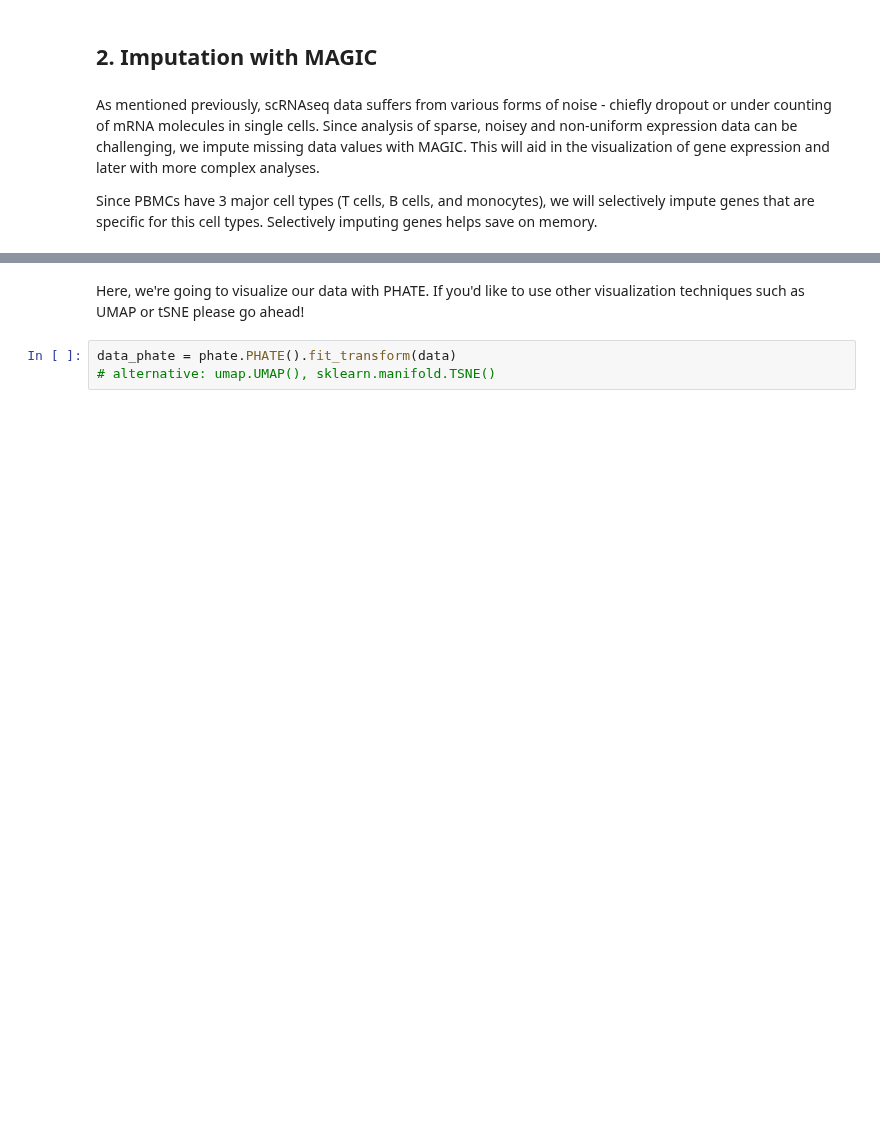
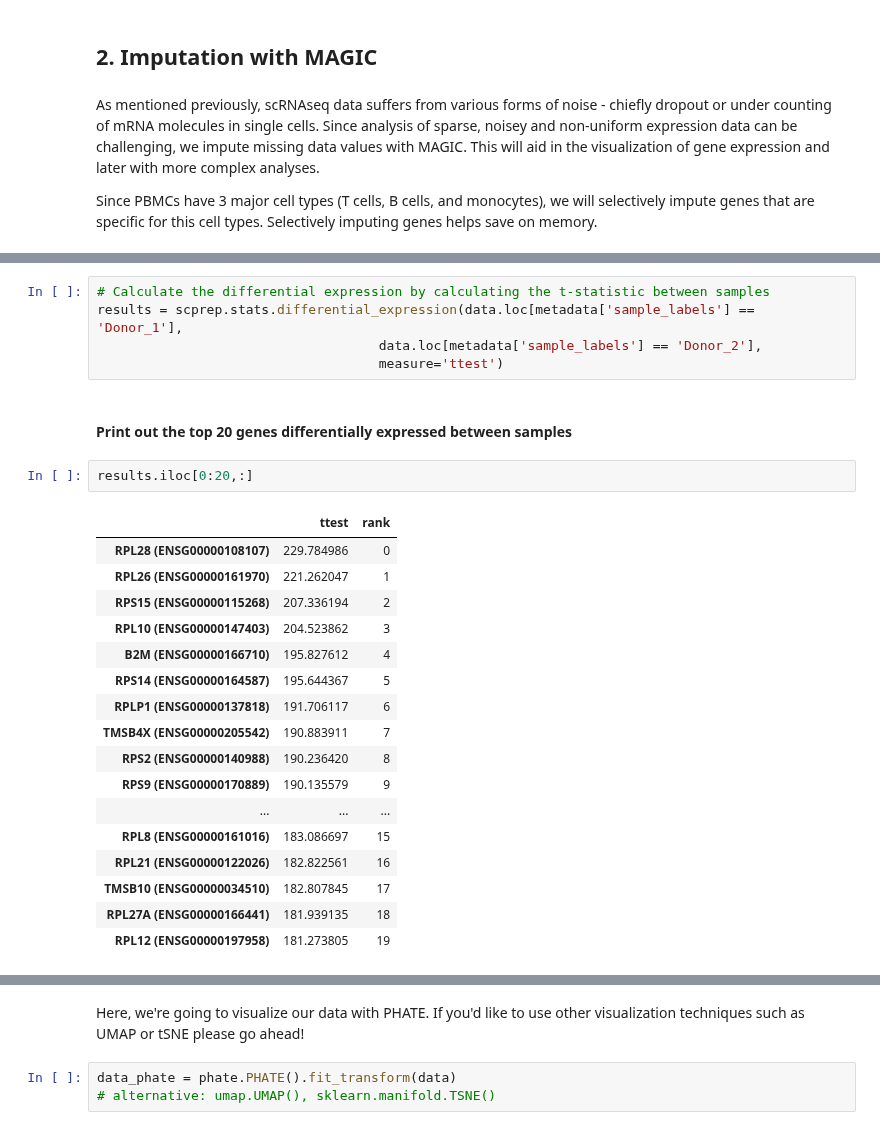
Before and after one commit to KrishnaswamyLab/SingleCellWorkshop, a Jupyter notebook: exercises/BatchCorrection/00_Answers_Batch_Correction_and_Gene_Visualization.ipynb, the cells around one changed output, grey strips where cells are left out. Cells and saved outputs as stored; diff of their text form; blank space fills up the shorter version.

```diff
--- a/exercises/BatchCorrection/00_Answers_Batch_Correction_and_Gene_Visualization.ipynb
+++ b/exercises/BatchCorrection/00_Answers_Batch_Correction_and_Gene_Visualization.ipynb
@@ -66,0 +73,27 @@ data_magic.head()
+# %%
+# Calculate the differential expression by calculating the t-statistic between samples
+results = scprep.stats.differential_expression(data.loc[metadata['sample_labels'] == 'Donor_1'],
+                                    data.loc[metadata['sample_labels'] == 'Donor_2'],
+                                    measure='ttest')
+# %% [markdown]
+#### Print out the top 20 genes differentially expressed between samples
+# %%
+results.iloc[0:20,:]
+# %% [output]
+|  | ttest | rank |
+| RPL28 (ENSG00000108107) | 229.784986 | 0 |
+| RPL26 (ENSG00000161970) | 221.262047 | 1 |
+| RPS15 (ENSG00000115268) | 207.336194 | 2 |
+| RPL10 (ENSG00000147403) | 204.523862 | 3 |
+| B2M (ENSG00000166710) | 195.827612 | 4 |
+| RPS14 (ENSG00000164587) | 195.644367 | 5 |
+| RPLP1 (ENSG00000137818) | 191.706117 | 6 |
+| TMSB4X (ENSG00000205542) | 190.883911 | 7 |
+| RPS2 (ENSG00000140988) | 190.236420 | 8 |
+| RPS9 (ENSG00000170889) | 190.135579 | 9 |
+| ... | ... | ... |
+| RPL8 (ENSG00000161016) | 183.086697 | 15 |
+| RPL21 (ENSG00000122026) | 182.822561 | 16 |
+| TMSB10 (ENSG00000034510) | 182.807845 | 17 |
+| RPL27A (ENSG00000166441) | 181.939135 | 18 |
+| RPL12 (ENSG00000197958) | 181.273805 | 19 |
```
Also changed, not shown: parts of 12 cells of this notebook, 1 other file.
